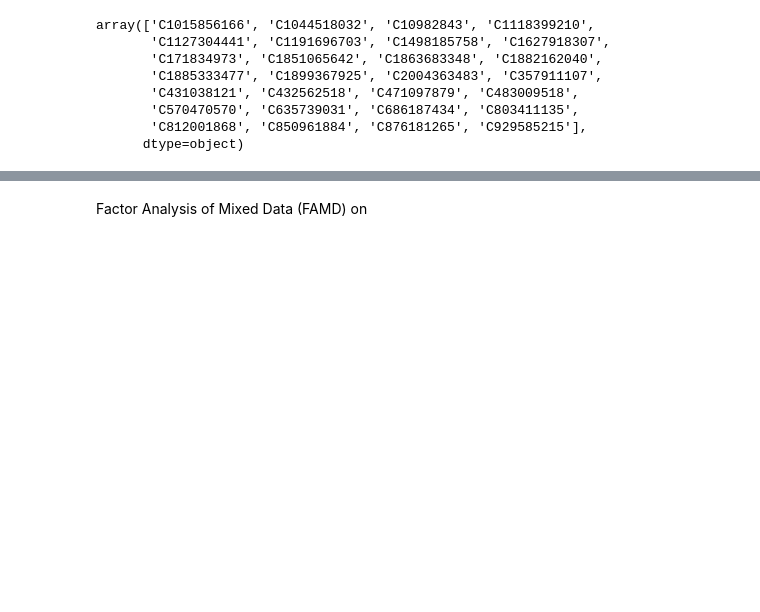
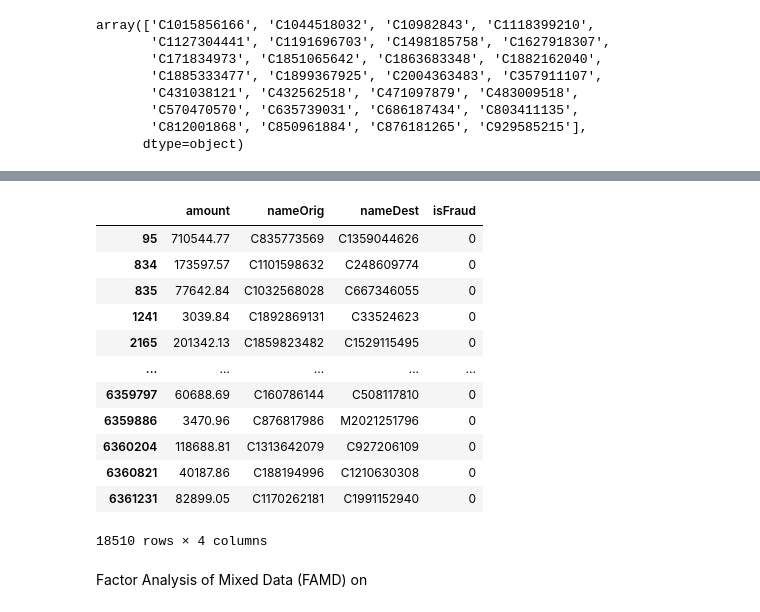
Before and after one commit to AMaldu/fraud_detection, a Jupyter notebook: notebooks/eda.ipynb, the cells around one changed output, grey strips where cells are left out. Saved outputs shown, nothing was run; the diff lists cells and outputs as text; code cells hidden in the pictures; blank space fills up the shorter version.

```diff
--- a/notebooks/eda.ipynb
+++ b/notebooks/eda.ipynb
@@ -89,6 +88,8 @@ Observations:
 - nameOrig and nameDest: some names are repeated. We will check if that has something to do with fraudulent behaviours.
 # %% [markdown]
 # Data preparation
+# %%
+df['type'] = df['type'].astype('category')
 # %%
 df.columns
 # %% [output]
@@ -462,8 +462,8 @@ array(['C1015856166', 'C1044518032', 'C10982843', 'C1118399210',
        'C812001868', 'C850961884', 'C876181265', 'C929585215'],
       dtype=object)
 # %%
-repeated_names_orig = data[data['nameOrig'].isin(common_fraud_nonfraud)].sort_values(by = 'nameOrig', ascending = True).reset_index(drop = True)
-repeated_names_orig.head()
+fraud_nonfraud_in_orig = data[data['nameOrig'].isin(common_fraud_nonfraud)].sort_values(by = 'nameOrig', ascending = True).reset_index(drop = True)
+fraud_nonfraud_in_orig.head()
 # %% [output]
 |  | step | type | amount | nameOrig | oldbalanceOrig | newbalanceOrig | nameDest | oldbalanceDest | ... |
 | 0 | 257 | PAYMENT | 2496.73 | C1015856166 | 0.00 | 0.00 | M183948217 | 0.00 | ... |
@@ -507,0 +478,19 @@ plt.show()
+# %%
+nameorig_common = nameorig_counts[nameorig_counts == 2]
+subset_nameorig_repeated = subset_nameorig[subset_nameorig['nameOrig'].isin(nameorig_common.index)]
+twotimes_nameorig_repeated = subset_nameorig_repeated[~subset_nameorig_repeated['nameOrig'].isin(fraud_nonfraud_in_orig['nameOrig'])].sortby()
+twotimes_nameorig_repeated
+# %% [output]
+|  | amount | nameOrig | nameDest | isFraud |
+| 95 | 710544.77 | C835773569 | C1359044626 | 0 |
+| 834 | 173597.57 | C1101598632 | C248609774 | 0 |
+| 835 | 77642.84 | C1032568028 | C667346055 | 0 |
+| 1241 | 3039.84 | C1892869131 | C33524623 | 0 |
+| 2165 | 201342.13 | C1859823482 | C1529115495 | 0 |
+| ... | ... | ... | ... | ... |
+| 6359797 | 60688.69 | C160786144 | C508117810 | 0 |
+| 6359886 | 3470.96 | C876817986 | M2021251796 | 0 |
+| 6360204 | 118688.81 | C1313642079 | C927206109 | 0 |
+| 6360821 | 40187.86 | C188194996 | C1210630308 | 0 |
+| 6361231 | 82899.05 | C1170262181 | C1991152940 | 0 |
+18510 rows × 4 columns
```
Also changed, not shown: parts of 12 cells of this notebook, 1 other file.
